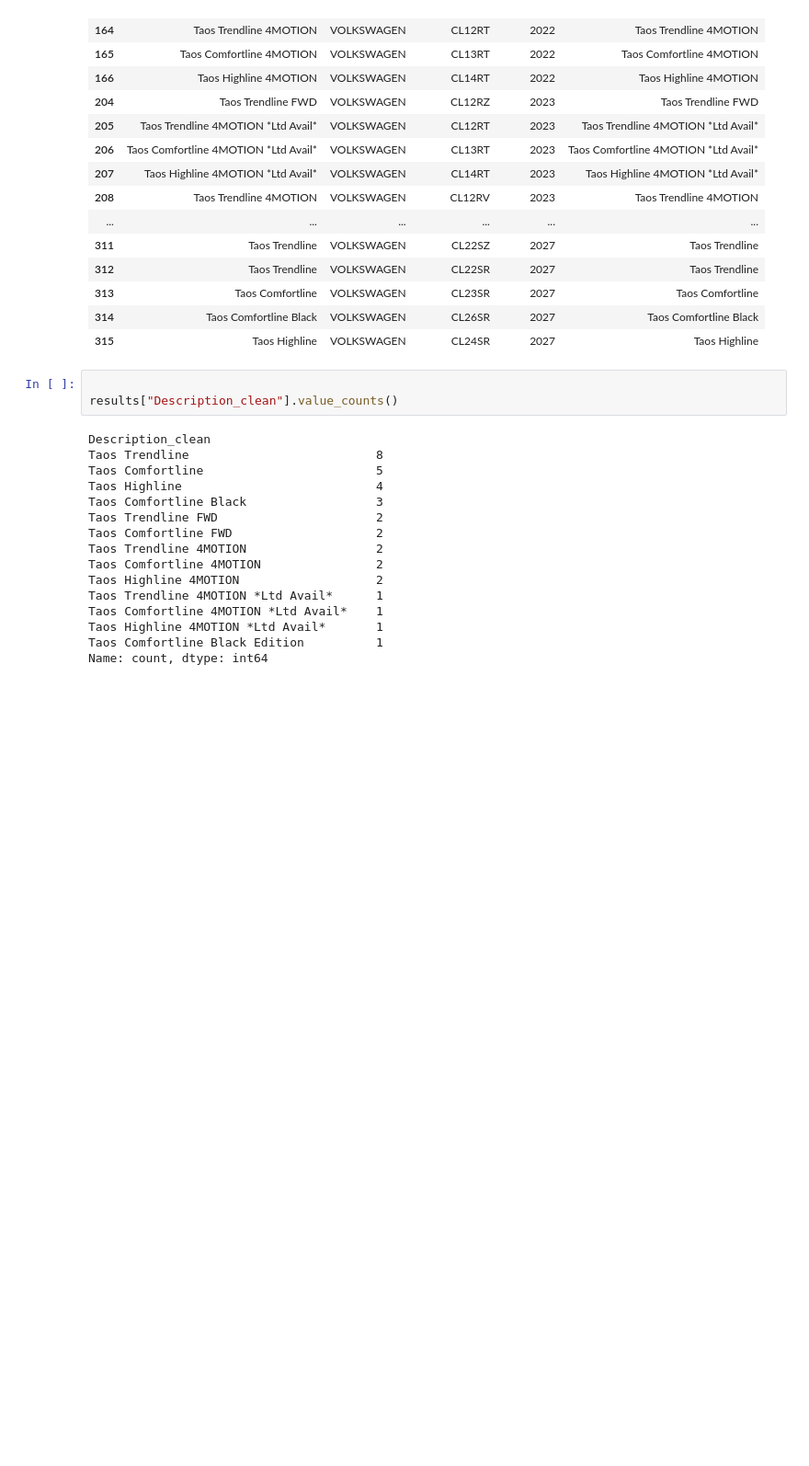
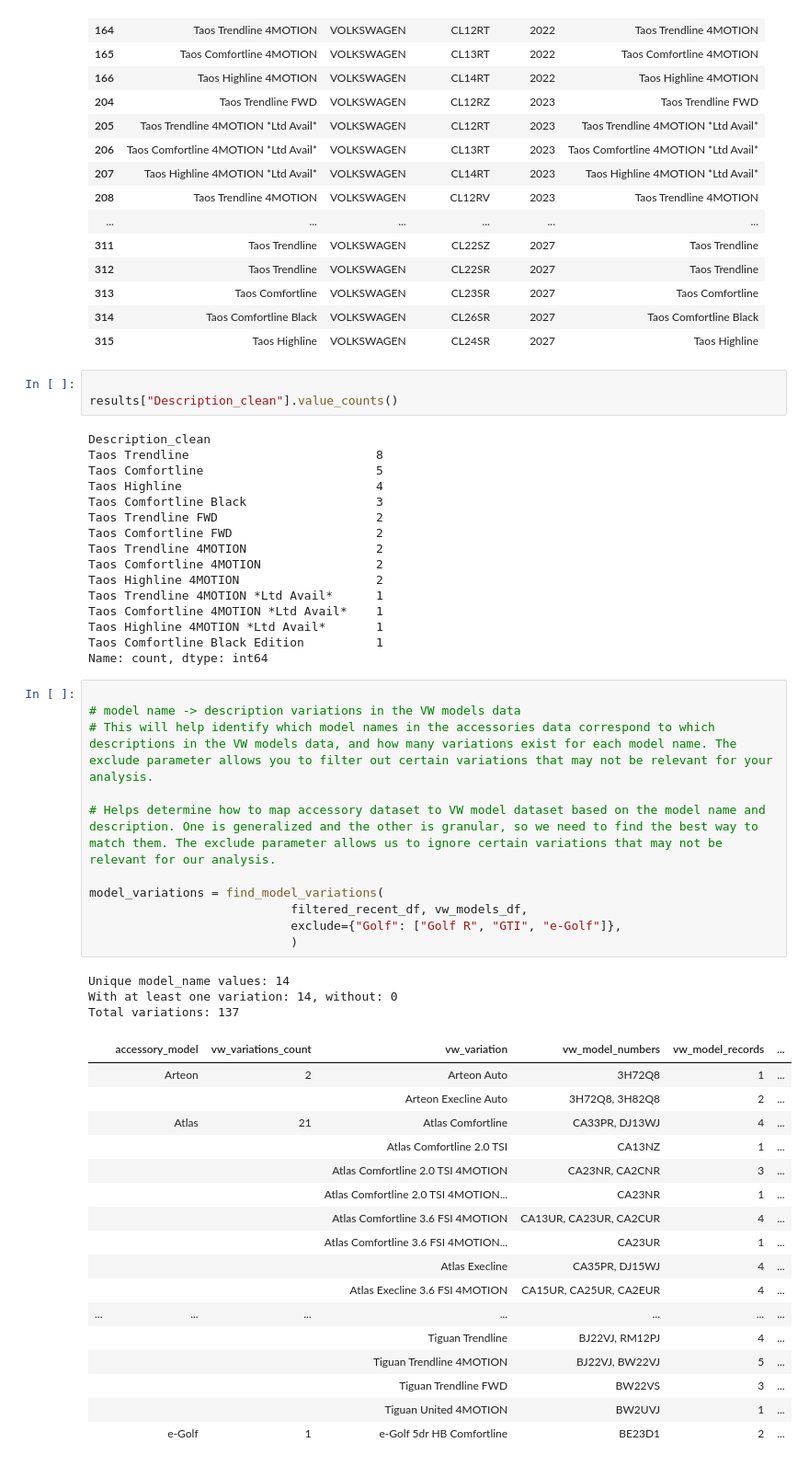
Before and after one commit to MeliPax/OEM_Accessories_v1, a Jupyter notebook: source_code/VW/oem_access_data_analysis.ipynb, the cells around one changed output. Shown at 92% size. Saved outputs shown, nothing was run; the diff lists cells and outputs as text; blank space fills up the shorter version.

```diff
--- a/source_code/VW/oem_access_data_analysis.ipynb
+++ b/source_code/VW/oem_access_data_analysis.ipynb
@@ -747,3 +875,35 @@ Taos Comfortline 4MOTION *Ltd Avail*    1
 Taos Highline 4MOTION *Ltd Avail*       1
 Taos Comfortline Black Edition          1
 Name: count, dtype: int64
+# %%
+
+# model name -> description variations in the VW models data
+# This will help identify which model names in the accessories data correspond to which descriptions in the VW models data, and how many variations exist for each model name. The exclude parameter allows you to filter out certain variations that may not be relevant for your analysis.
+
+# Helps determine how to map accessory dataset to VW model dataset based on the model name and description. One is generalized and the other is granular, so we need to find the best way to match them. The exclude parameter allows us to ignore certain variations that may not be relevant for our analysis.
+
+model_variations = find_model_variations(
+                            filtered_recent_df, vw_models_df,
+                            exclude={"Golf": ["Golf R", "GTI", "e-Golf"]},
+                            )
+# %% [output]
+Unique model_name values: 14
+With at least one variation: 14, without: 0
+Total variations: 137
+|  | accessory_model | vw_variations_count | vw_variation | vw_model_numbers | vw_model_records | ... |
+|  | Arteon | 2 | Arteon Auto | 3H72Q8 | 1 | ... |
+|  |  |  | Arteon Execline Auto | 3H72Q8, 3H82Q8 | 2 | ... |
+|  | Atlas | 21 | Atlas Comfortline | CA33PR, DJ13WJ | 4 | ... |
+|  |  |  | Atlas Comfortline 2.0 TSI | CA13NZ | 1 | ... |
+|  |  |  | Atlas Comfortline 2.0 TSI 4MOTION | CA23NR, CA2CNR | 3 | ... |
+|  |  |  | Atlas Comfortline 2.0 TSI 4MOTION... | CA23NR | 1 | ... |
+|  |  |  | Atlas Comfortline 3.6 FSI 4MOTION | CA13UR, CA23UR, CA2CUR | 4 | ... |
+|  |  |  | Atlas Comfortline 3.6 FSI 4MOTION... | CA23UR | 1 | ... |
+|  |  |  | Atlas Execline | CA35PR, DJ15WJ | 4 | ... |
+|  |  |  | Atlas Execline 3.6 FSI 4MOTION | CA15UR, CA25UR, CA2EUR | 4 | ... |
+| ... | ... | ... | ... | ... | ... | ... |
+|  |  |  | Tiguan Trendline | BJ22VJ, RM12PJ | 4 | ... |
+|  |  |  | Tiguan Trendline 4MOTION | BJ22VJ, BW22VJ | 5 | ... |
+|  |  |  | Tiguan Trendline FWD | BW22VS | 3 | ... |
+|  |  |  | Tiguan United 4MOTION | BW2UVJ | 1 | ... |
+|  | e-Golf | 1 | e-Golf 5dr HB Comfortline | BE23D1 | 2 | ... |
```
Also changed, not shown: parts of 10 cells of this notebook.
